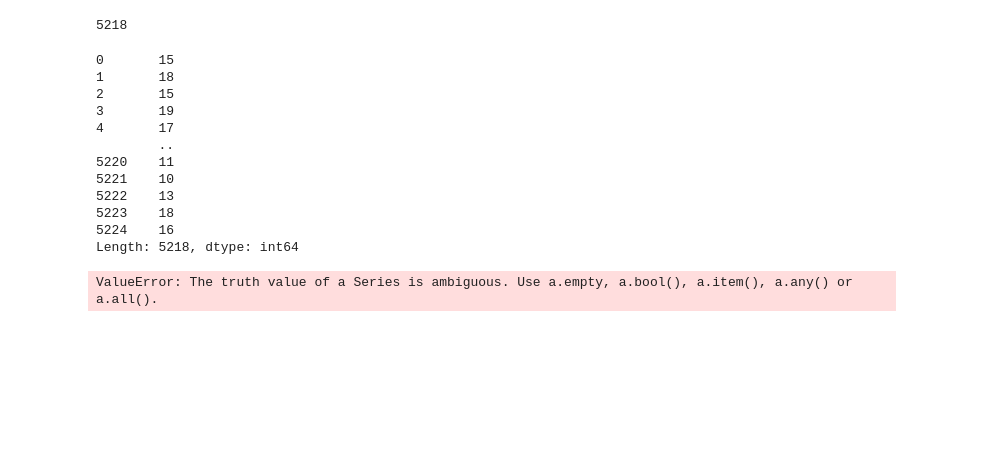
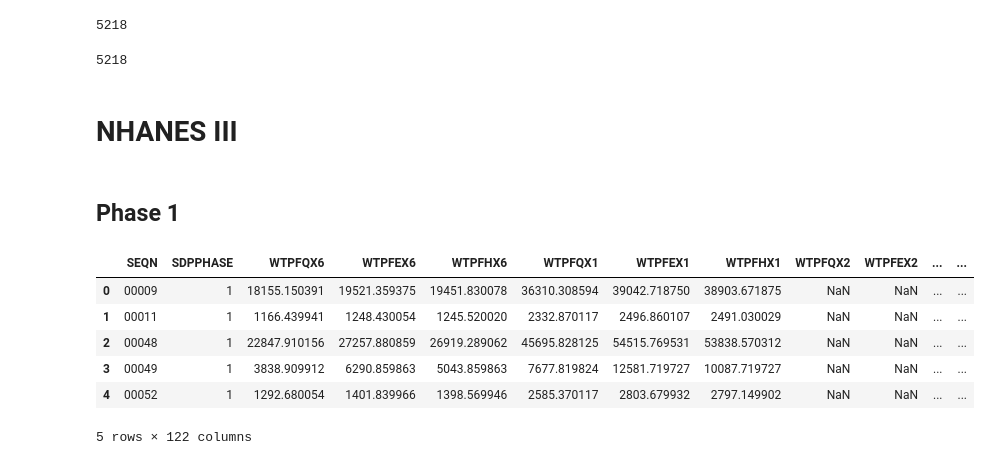
Before and after one commit to bryansashakim/Framingham-Risk-Scores, a Jupyter notebook: Code/NHANES II&III/get_frs_atp3.ipynb, the cells around one changed output. Drawn from its saved outputs; the diff is of its cells as text; code cells hidden in the pictures; blank space fills up the shorter version.

```diff
--- a/Code/NHANES II&III/get_frs_atp3.ipynb
+++ b/Code/NHANES II&III/get_frs_atp3.ipynb
@@ -234,22 +246,9 @@ nhanesII=nhanesII.dropna(subset=["SEX","AGEYR_AT_INT","lbdhdd","lbxtc","asbp","c
 nhanesII.SEX.count()
 # %% [output]
 5218
-# %%
-nhanesII.apply(get_frs_atp3, axis=1)
-# %% [output]
-0       15
-1       18
-2       15
-3       19
-4       17
-        ..
-5220    11
-5221    10
-5222    13
-5223    18
-5224    16
-Length: 5218, dtype: int64
 # %%
-nhanesII["frs"] = nhanesII.apply(get_frs_atp3(nhanesII["SEX"],nhanesII["AGEYR_AT_INT"],nhanesII["lbdhdd"],nhanesII["lbxtc"],nhanesII["asbp"],nhanesII["curr_smq"],nhanesII["treated"]), axis=1)
+nhanesII["frs_atp3"]=list(map(get_frs_atp3,nhanesII["SEX"],nhanesII["AGEYR_AT_INT"],nhanesII["lbdhdd"],nhanesII["lbxtc"],nhanesII["asbp"],nhanesII["curr_smq"],nhanesII["treated"]))
+nhanesII["frs_atp3"].head()
+nhanesII.frs_atp3.count()
 # %% [output]
-ValueError: The truth value of a Series is ambiguous. Use a.empty, a.bool(), a.item(), a.any() or a.all().
+5218
@@ -255,0 +257,3 @@ ValueError: The truth value of a Series is ambiguous. Use a.empty, a.bool(), a.i
+# %% [markdown]
+
+# NHANES III
@@ -255,0 +276,13 @@ ValueError: The truth value of a Series is ambiguous. Use a.empty, a.bool(), a.i
+# %% [markdown]
+## Phase 1
+# %%
+nhanesIIIP1 = pd.read_stata("/Users/bryankim/Documents/NBER/Case Deaton/Data/FRS/ATP3/nhanesIII_P1x_frs_atp3.dta")
+nhanesIIIP1.head()
+# %% [output]
+|  | SEQN | SDPPHASE | WTPFQX6 | WTPFEX6 | WTPFHX6 | WTPFQX1 | WTPFEX1 | WTPFHX1 | WTPFQX2 | WTPFEX2 | ... | ... |
+| 0 | 00009 | 1 | 18155.150391 | 19521.359375 | 19451.830078 | 36310.308594 | 39042.718750 | 38903.671875 | NaN | NaN | ... | ... |
+| 1 | 00011 | 1 | 1166.439941 | 1248.430054 | 1245.520020 | 2332.870117 | 2496.860107 | 2491.030029 | NaN | NaN | ... | ... |
+| 2 | 00048 | 1 | 22847.910156 | 27257.880859 | 26919.289062 | 45695.828125 | 54515.769531 | 53838.570312 | NaN | NaN | ... | ... |
+| 3 | 00049 | 1 | 3838.909912 | 6290.859863 | 5043.859863 | 7677.819824 | 12581.719727 | 10087.719727 | NaN | NaN | ... | ... |
+| 4 | 00052 | 1 | 1292.680054 | 1401.839966 | 1398.569946 | 2585.370117 | 2803.679932 | 2797.149902 | NaN | NaN | ... | ... |
+5 rows × 122 columns
```
Also changed, not shown: parts of 26 cells of this notebook, 47 other files.
